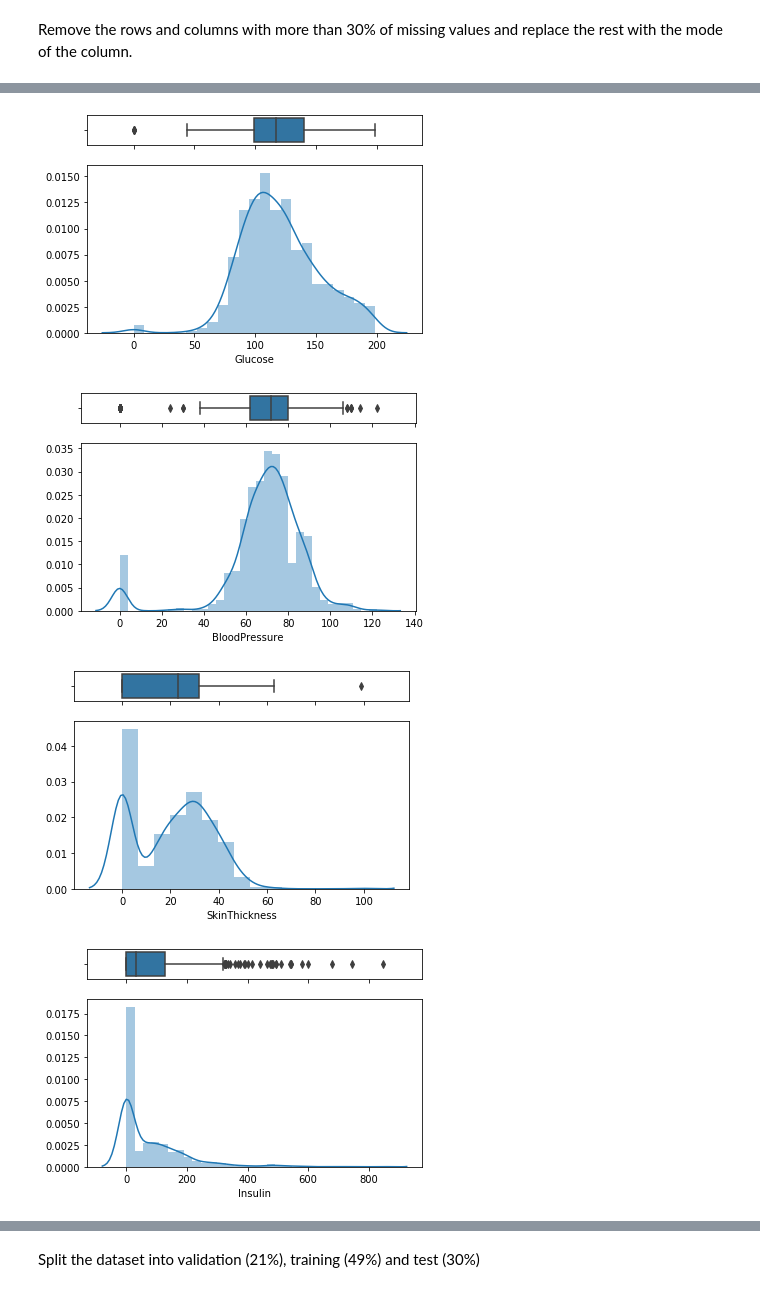
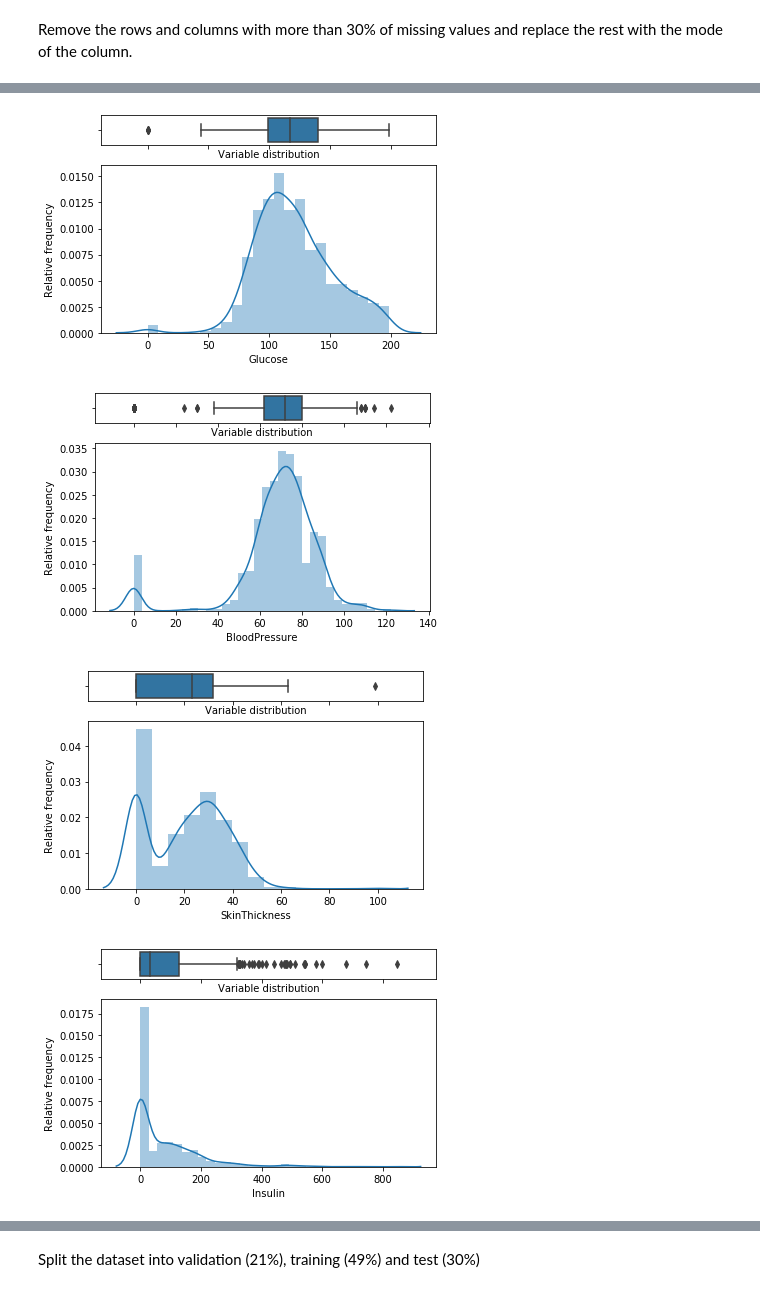
Before and after one commit to martaasp/tfm, a Jupyter notebook: smart-medical-dashboard.ipynb, the cells around one changed output, grey strips where cells are left out. Cells and saved outputs as stored; diff of their text form; code cells hidden in the pictures.

```diff
--- a/smart-medical-dashboard.ipynb
+++ b/smart-medical-dashboard.ipynb
@@ -445,5 +450,7 @@ for pred_data_variable in pred_data.columns:
     sns.distplot(df[pred_data_variable], ax=ax_hist)
 
     # Remove x axis name for the boxplot
-    ax_box.set(xlabel='')
+    ax_box.set(xlabel='Variable distribution')
+
+    ax_hist.set(ylabel='Relative frequency')
 # %% [output]
@@ -451,4 +458,4 @@ for pred_data_variable in pred_data.columns:
-[figure, old version]
+[figure, new version]
-[figure, old version]
+[figure, new version]
-[figure, old version]
+[figure, new version]
-[figure, old version]
+[figure, new version]
```
Also changed, not shown: parts of 18 cells of this notebook.
